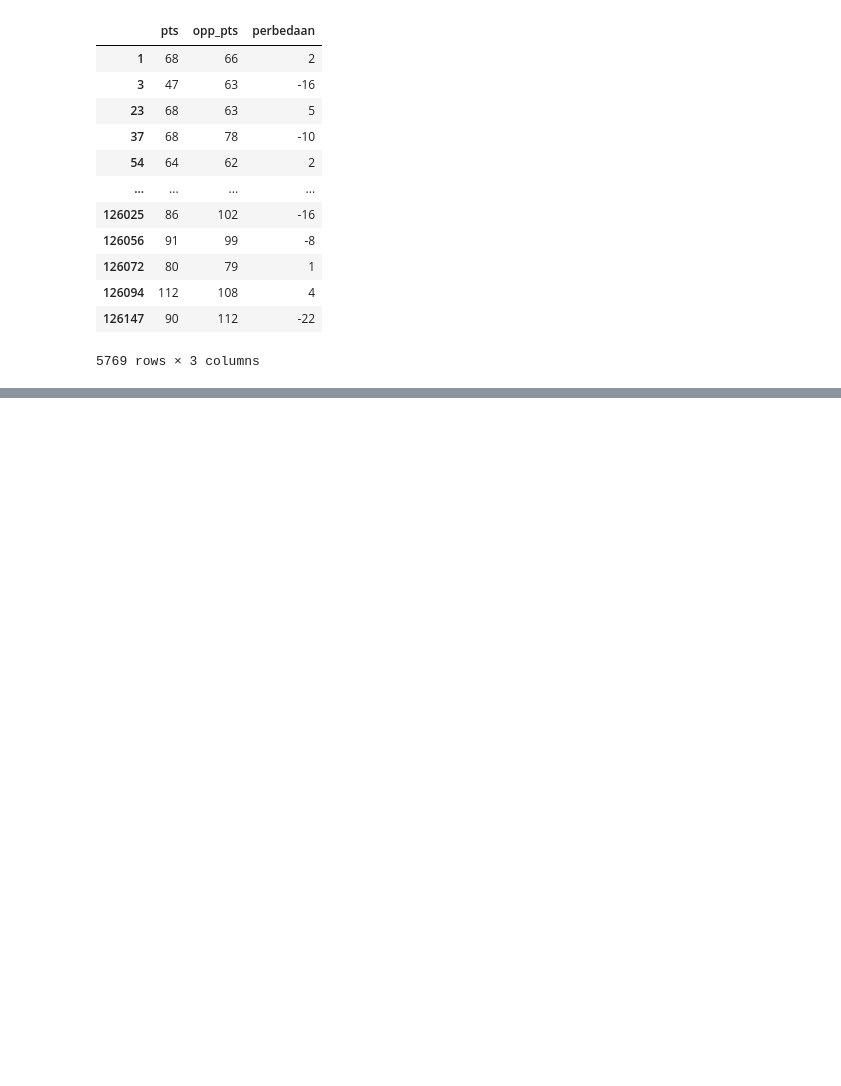
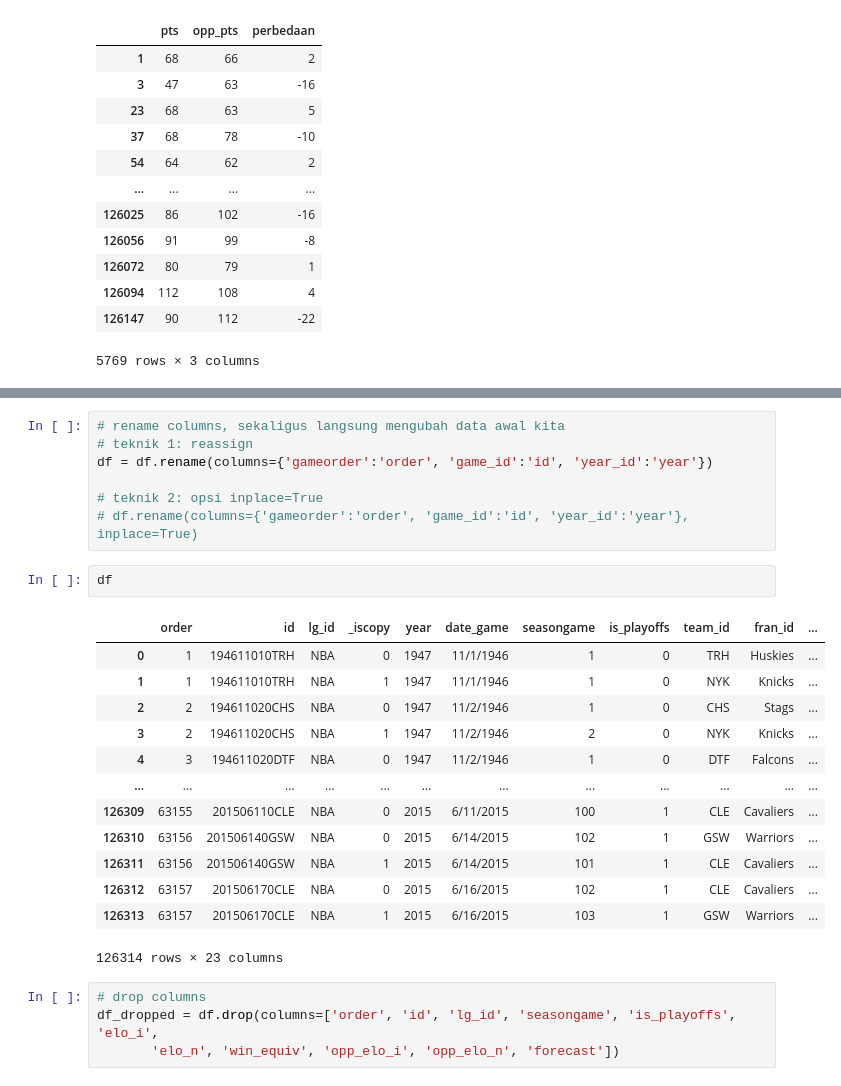
Before and after one commit to stefkwan-h8/pytn078, a Jupyter notebook: sesi5.ipynb, the cells around one changed output, grey strips where cells are left out. Drawn from its saved outputs; the diff is of its cells as text; blank space fills up the shorter version.

Commit message:
sesi 6 - data cleaning dan time series

```diff
--- a/sesi5.ipynb
+++ b/sesi5.ipynb
@@ -785,0 +785,27 @@ df_nyk
+# %%
+# rename columns, sekaligus langsung mengubah data awal kita
+# teknik 1: reassign
+df = df.rename(columns={'gameorder':'order', 'game_id':'id', 'year_id':'year'})
+
+# teknik 2: opsi inplace=True
+# df.rename(columns={'gameorder':'order', 'game_id':'id', 'year_id':'year'}, inplace=True)
+# %%
+df
+# %% [output]
+|  | order | id | lg_id | _iscopy | year | date_game | seasongame | is_playoffs | team_id | fran_id | ... |
+| 0 | 1 | 194611010TRH | NBA | 0 | 1947 | 11/1/1946 | 1 | 0 | TRH | Huskies | ... |
+| 1 | 1 | 194611010TRH | NBA | 1 | 1947 | 11/1/1946 | 1 | 0 | NYK | Knicks | ... |
+| 2 | 2 | 194611020CHS | NBA | 0 | 1947 | 11/2/1946 | 1 | 0 | CHS | Stags | ... |
+| 3 | 2 | 194611020CHS | NBA | 1 | 1947 | 11/2/1946 | 2 | 0 | NYK | Knicks | ... |
+| 4 | 3 | 194611020DTF | NBA | 0 | 1947 | 11/2/1946 | 1 | 0 | DTF | Falcons | ... |
+| ... | ... | ... | ... | ... | ... | ... | ... | ... | ... | ... | ... |
+| 126309 | 63155 | 201506110CLE | NBA | 0 | 2015 | 6/11/2015 | 100 | 1 | CLE | Cavaliers | ... |
+| 126310 | 63156 | 201506140GSW | NBA | 0 | 2015 | 6/14/2015 | 102 | 1 | GSW | Warriors | ... |
+| 126311 | 63156 | 201506140GSW | NBA | 1 | 2015 | 6/14/2015 | 101 | 1 | CLE | Cavaliers | ... |
+| 126312 | 63157 | 201506170CLE | NBA | 0 | 2015 | 6/16/2015 | 102 | 1 | CLE | Cavaliers | ... |
+| 126313 | 63157 | 201506170CLE | NBA | 1 | 2015 | 6/16/2015 | 103 | 1 | GSW | Warriors | ... |
+126314 rows × 23 columns
+# %%
+# drop columns
+df_dropped = df.drop(columns=['order', 'id', 'lg_id', 'seasongame', 'is_playoffs', 'elo_i',
+       'elo_n', 'win_equiv', 'opp_elo_i', 'opp_elo_n', 'forecast'])
```
Also changed, not shown: parts of 46 cells of this notebook, 1 other file.
